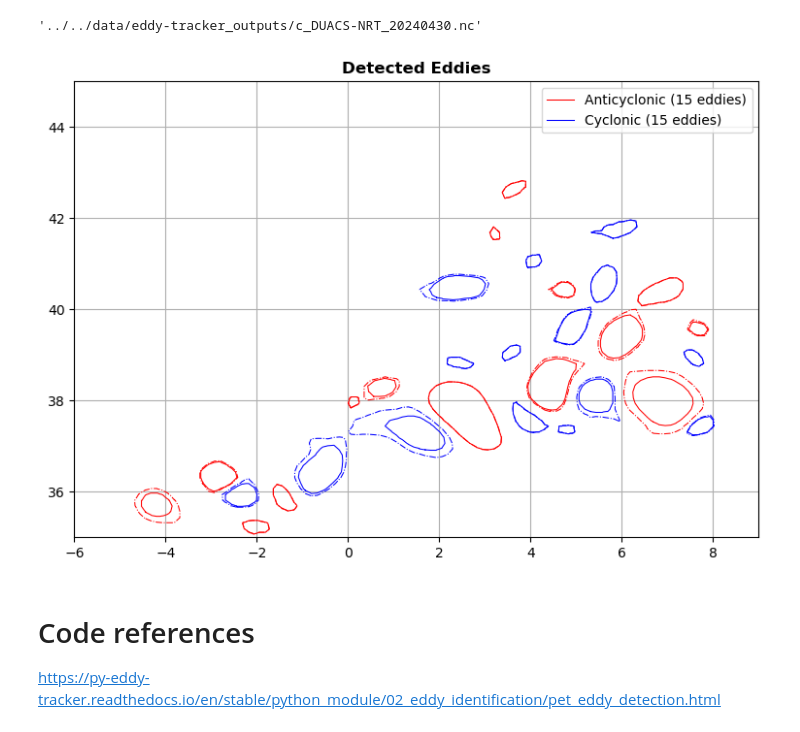
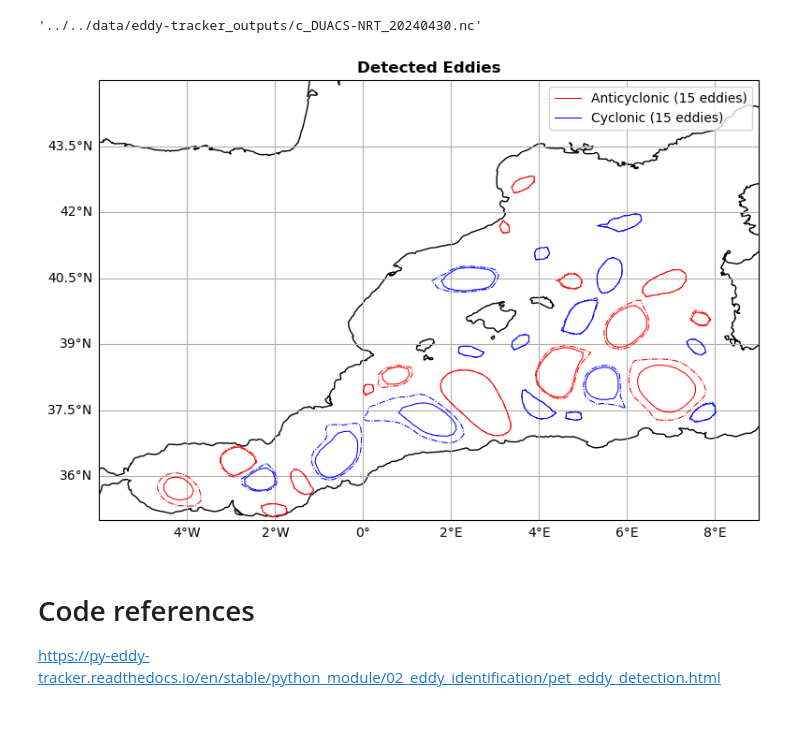
Before and after one commit to LauraGomezNavarro/paper-OSR10_Gomez-Navarro_etal_2026, a Jupyter notebook: calculations/eddy_identification/eddy-tracking_L4_DUACS-NRT-OI_202404_perday.ipynb, the cells around one changed output. Cells and saved outputs as stored; diff of their text form; code cells hidden in the pictures.

Commit message:
upd def start_axes_map

```diff
--- a/calculations/eddy_identification/eddy-tracking_L4_DUACS-NRT-OI_202404_perday.ipynb
+++ b/calculations/eddy_identification/eddy-tracking_L4_DUACS-NRT-OI_202404_perday.ipynb
@@ -19,14 +21,20 @@ nmonth = 4
 # %% [markdown]
 # Functions:
 # %%
-def start_axes(title):
-    fig = plt.figure(figsize=(13, 5))
-    ax = fig.add_axes([0.03, 0.03, 0.90, 0.94])
+def start_axes_map(title):
+    fig = plt.figure(figsize=(11, 5))
+    ax = fig.add_axes([0.03, 0.03, 0.90, 0.94], projection=ccrs.PlateCarree())
+
     ax.set_xlim(lon_min_ax, lon_max_ax), ax.set_ylim(lat_min_ax, lat_max_ax)
     ax.set_aspect("equal")
     ax.set_title(title, weight="bold")
+
+    # Add coastlines and grid lines
+    ax.coastlines()
+    gl = ax.gridlines(draw_labels=True);
+    gl.top_labels = False; gl.right_labels = False
+
     return ax
-
 
 def update_axes(ax, mappable=None):
     ax.grid()
@@ -104,16 +112,17 @@ c_name
 a = EddiesObservations.load_file(a_name)
 c = EddiesObservations.load_file(c_name)
 # %%
-ax = start_axes("Detected Eddies")
+ax = start_axes_map("Detected Eddies")
 ax.set_xlim(-6, 9), ax.set_ylim(35., 45.)
 a.display(
-    ax, color="r", linewidth=0.75, label="Anticyclonic ({nb_obs} eddies)", ref=-10
-)
-c.display(ax, color="b", linewidth=0.75, label="Cyclonic ({nb_obs} eddies)", ref=-10)
+    ax, color="r", linewidth=0.75, label="Anticyclonic ({nb_obs} eddies)", ref=-10, transform=ccrs.PlateCarree()
+          )
+c.display(ax, color="b", linewidth=0.75, label="Cyclonic ({nb_obs} eddies)", ref=-10, transform=ccrs.PlateCarree()
+          )
 ax.legend()
 update_axes(ax)
 # %% [output]
-[figure, old version]
+[figure, new version]
 # %% [markdown]
 # Code references
 https://py-eddy-tracker.readthedocs.io/en/stable/python_module/02_eddy_identification/pet_eddy_detection.html
```
Also changed, not shown: parts of 1 cell of this notebook, 2 other files.
